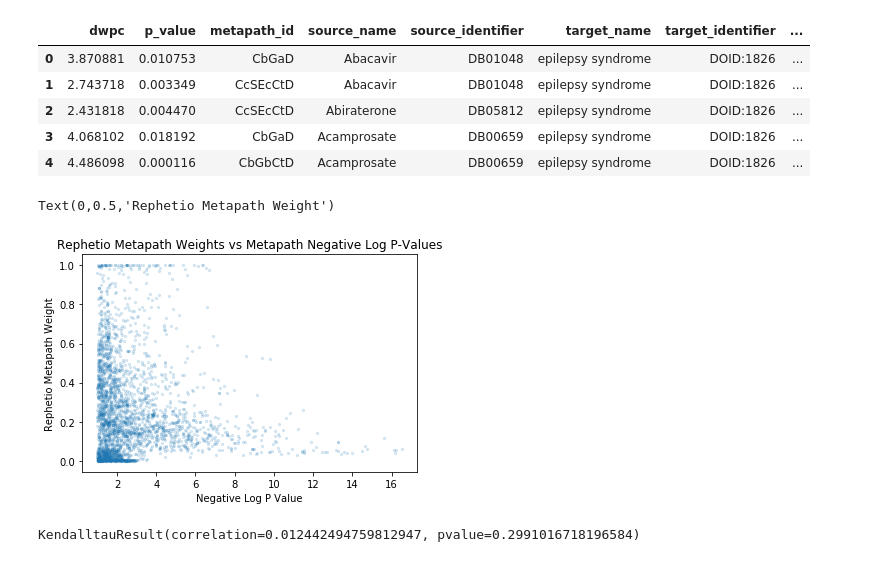
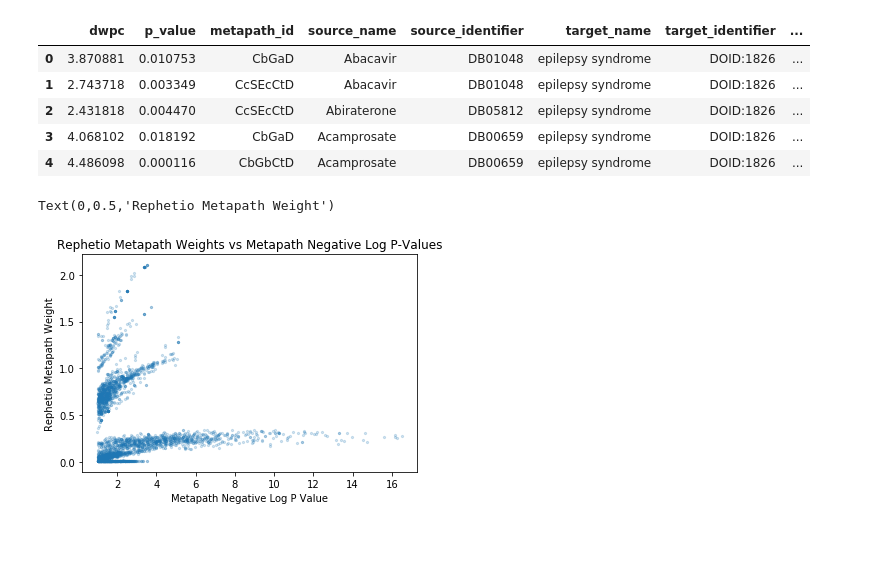
Before and after one commit to greenelab/connectivity-search-analyses, a Jupyter notebook: explore/metapath_rank_comparison.ipynb, the cells around one changed output. Drawn from its saved outputs; the diff is of its cells as text; code cells hidden in the pictures.

Commit message:
Updated metapath rank comparison to use the term contributions file as the input instead of metapath contributions

```diff
--- a/explore/metapath_rank_comparison.ipynb
+++ b/explore/metapath_rank_comparison.ipynb
@@ -71,5 +71,5 @@ metapaths.head()
 # %%
-supervised_df = pandas.read_csv('https://github.com/dhimmel/learn/raw/8792c2e408e790cd8d77adb34d013961f4d5c4f0/prediction/predictions/metapath-contribution.tsv.bz2',
+supervised_df = pandas.read_csv('https://github.com/dhimmel/learn/raw/8792c2e408e790cd8d77adb34d013961f4d5c4f0/prediction/predictions/term-contribution.tsv.bz2',
                                                 sep='\t', compression='bz2')
 # %%
 supervised_df = supervised_df[supervised_df['disease_id'] == epilepsy_id]
@@ -96,0 +98,9 @@ reformatted_supervised_df.head()
+# %%
+# Drop all rows with negative or zero weights
+positive_supervised_df = reformatted_supervised_df[(reformatted_supervised_df['metapath_id'].str.contains('dwpc_')) &
+                                                   (reformatted_supervised_df['metapath_weight'] > 0)].copy()
+
+positive_supervised_df['metapath_id'] = reformatted_supervised_df['metapath_id'].str.replace('dwpc_', '')
+
+# It's worth noting that there aren't any length one paths in the term contributions dataset
+positive_supervised_df.head()
@@ -97,5 +114,5 @@ reformatted_supervised_df.head()
 # %%
-merged_df = metapaths.merge(reformatted_supervised_df, left_on=['metapath_id', 'source_identifier', 'target_identifier'],
+merged_df = metapaths.merge(positive_supervised_df, left_on=['metapath_id', 'source_identifier', 'target_identifier'],
                             right_on=['metapath_id', 'compound_id', 'disease_id'])
 merged_df.head()
 # %% [output]
@@ -106,15 +123,11 @@ merged_df.head()
 | 3 | 4.068102 | 0.018192 | CbGaD | Acamprosate | DB00659 | epilepsy syndrome | DOID:1826 | ... |
 | 4 | 4.486098 | 0.000116 | CbGbCtD | Acamprosate | DB00659 | epilepsy syndrome | DOID:1826 | ... |
 # %%
-plt.scatter(merged_df.neg_log_p_value, merged_df.metapath_weight, alpha=.15, s=5)
+plt.scatter(merged_df.neg_log_p_value, merged_df.metapath_weight, alpha=.2, s=5)
 
 plt.title('Rephetio Metapath Weights vs Metapath Negative Log P-Values')
-plt.xlabel('Negative Log P Value')
+plt.xlabel('Metapath Negative Log P Value')
 plt.ylabel('Rephetio Metapath Weight')
 # %% [output]
 Text(0,0.5,'Rephetio Metapath Weight')
-[figure, old version]
+[figure, new version]
-# %%
-scipy.stats.kendalltau(merged_df.neg_log_p_value, merged_df.metapath_weight)
-# %% [output]
-KendalltauResult(correlation=0.012442494759812947, pvalue=0.2991016718196584)
```
Also changed, not shown: parts of 6 cells of this notebook.
